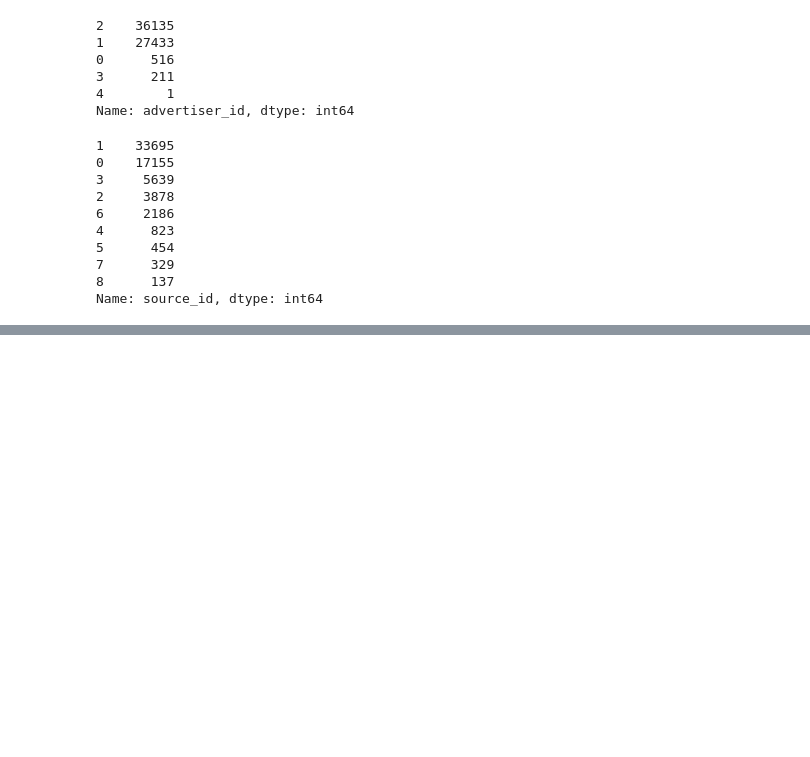
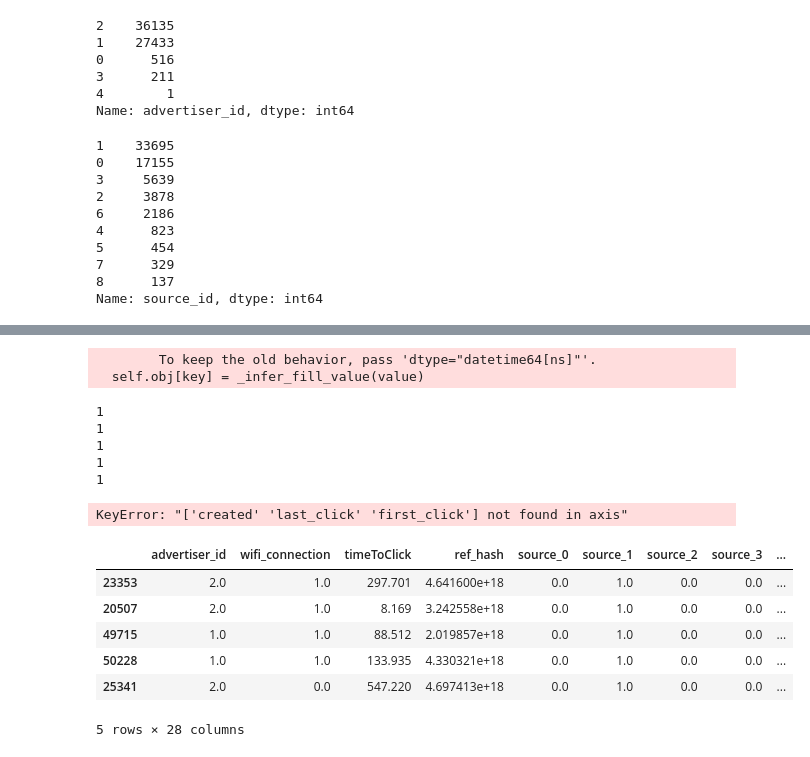
Before and after one commit to Elianagam/orgaDatosTp2, a Jupyter notebook: clean_clicks.ipynb, the cells around one changed output, grey strips where cells are left out. Saved outputs shown, nothing was run; the diff lists cells and outputs as text; code cells hidden in the pictures; blank space fills up the shorter version.

```diff
--- a/clean_clicks.ipynb
+++ b/clean_clicks.ipynb
@@ -114,0 +149,20 @@ clicks.head().T
+# %%
+# primera y ultima instalacion por ref_hash
+
+window_1.loc[:,'last_click'] = window_1.groupby('ref_hash')['created'].transform('max')
+window_1.loc[:,'first_click'] = window_1.groupby('ref_hash')['created'].transform('min')
+
+window_2.loc[:,'last_click'] = window_2.groupby('ref_hash')['created'].transform('max')
+window_2.loc[:,'first_click'] = window_2.groupby('ref_hash')['created'].transform('min')
+
+window_3.loc[:,'last_click'] = window_3.groupby('ref_hash')['created'].transform('max')
+window_3.loc[:,'first_click'] = window_3.groupby('ref_hash')['created'].transform('min')
+
+window_4.loc[:,'last_click'] = window_4.groupby('ref_hash')['created'].transform('max')
+window_4.loc[:,'first_click'] = window_4.groupby('ref_hash')['created'].transform('min')
+
+window_5.loc[:,'last_click'] = window_5.groupby('ref_hash')['created'].transform('max')
+window_5.loc[:,'first_click'] = window_5.groupby('ref_hash')['created'].transform('min')
+# %% [output]
+        To keep the old behavior, pass 'dtype="datetime64[ns]"'.
+  self.obj[key] = _infer_fill_value(value)
@@ -114,0 +202,49 @@ clicks.head().T
+# %%
+
+window_1 = window_1.sort_values('created')
+window_2 = window_2.sort_values('created')
+window_3 = window_3.sort_values('created')
+window_4 = window_4.sort_values('created')
+window_5 = window_5.sort_values('created')
+# %%
+window_1 = window_1.groupby('ref_hash').head(1)
+window_2 = window_2.groupby('ref_hash').head(1)
+window_3 = window_3.groupby('ref_hash').head(1)
+window_4 = window_4.groupby('ref_hash').head(1)
+window_5 = window_5.groupby('ref_hash').head(1)
+# %%
+print(len(window_1))
+print(len(window_2))
+print(len(window_3))
+print(len(window_4))
+print(len(window_5))
+# %% [output]
+1
+1
+1
+1
+1
+# %%
+window_1 = window_1.drop(columns=['created', 'last_click', 'first_click'], axis=1)
+window_2 = window_2.drop(columns=['created', 'last_click', 'first_click'], axis=1)
+window_3 = window_3.drop(columns=['created', 'last_click', 'first_click'], axis=1)
+window_4 = window_4.drop(columns=['created', 'last_click', 'first_click'], axis=1)
+window_5 = window_5.drop(columns=['created', 'last_click', 'first_click'], axis=1)
+# %% [output]
+KeyError: "['created' 'last_click' 'first_click'] not found in axis"
+# %%
+window_1 = window_1.drop(columns=['ref_type'], axis=1)
+window_2 = window_2.drop(columns=['ref_type'], axis=1)
+window_3 = window_3.drop(columns=['ref_type'], axis=1)
+window_4 = window_4.drop(columns=['ref_type'], axis=1)
+window_5 = window_5.drop(columns=['ref_type'], axis=1)
+# %%
+window_1.head()
+# %% [output]
+|  | advertiser_id | wifi_connection | timeToClick | ref_hash | source_0 | source_1 | source_2 | source_3 | ... |
+| 23353 | 2.0 | 1.0 | 297.701 | 4.641600e+18 | 0.0 | 1.0 | 0.0 | 0.0 | ... |
+| 20507 | 2.0 | 1.0 | 8.169 | 3.242558e+18 | 0.0 | 1.0 | 0.0 | 0.0 | ... |
+| 49715 | 1.0 | 1.0 | 88.512 | 2.019857e+18 | 0.0 | 1.0 | 0.0 | 0.0 | ... |
+| 50228 | 1.0 | 1.0 | 133.935 | 4.330321e+18 | 0.0 | 1.0 | 0.0 | 0.0 | ... |
+| 25341 | 2.0 | 0.0 | 547.220 | 4.697413e+18 | 0.0 | 1.0 | 0.0 | 0.0 | ... |
+5 rows × 28 columns
```
Also changed, not shown: parts of 14 cells of this notebook.
